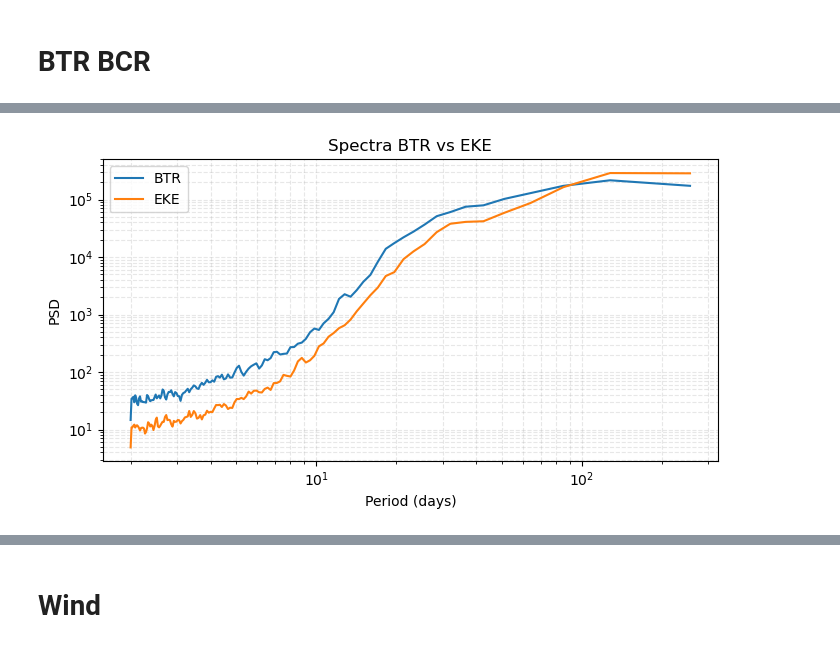
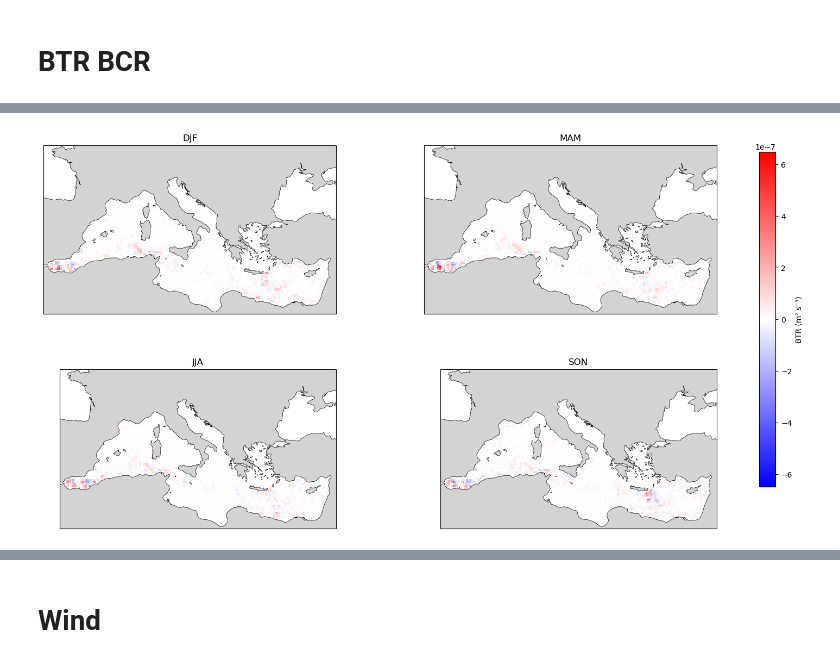
Before and after one commit to phargous/E_transfers, a Jupyter notebook: code/notebooks/1Training.ipynb, the cells around one changed output, grey strips where cells are left out. Saved outputs shown, nothing was run; the diff lists cells and outputs as text; code cells hidden in the pictures.

```diff
--- a/code/notebooks/1Training.ipynb
+++ b/code/notebooks/1Training.ipynb
@@ -256,17 +295,55 @@ plt.show()
-# %%
-fig, ax = plt.subplots(figsize=(7,4))
-
-ax.loglog(period, psd*1000000000000000000, label="BTR")
-ax.loglog(period, psd_eke, label="EKE")
-
-ax.set_xlabel("Period (days)")
-ax.set_ylabel("PSD")
-ax.set_title("Spectra BTR vs EKE")
-
-ax.legend()
-ax.grid(True, which="both", linestyle="--", alpha=0.3)
-
-plt.tight_layout()
-plt.show()
-# %% [output]
-[figure, removed]
+# %%
+ccrs_land = feature.NaturalEarthFeature('physical', 'land', '50m',
+                                        edgecolor='black',
+                                        facecolor='lightgray',
+                                        linewidth=0.5)
+levels = 99
+lon_min = -10
+lon_max = 37
+lat_min = 30
+lat_max = 47
+# moyenne saisonnière
+btr_season = btr_med.groupby("time.season").mean("time")
+# ordre des saisons
+seasons = ["DJF", "MAM", "JJA", "SON"]
+# échelle commune
+vmax = np.nanmax(np.abs(btr_season.values))
+vmin = -vmax
+# vmin= -1e-7
+# vmax = 1e-7
+
+fig = plt.figure(figsize=(20, 10))
+gs = gridspec.GridSpec(2, 2, figure=fig, hspace=0.1, wspace=0.3, height_ratios=[3, 2])
+
+# Créer les axes
+ax1 = fig.add_subplot(gs[0, 0], projection=ccrs.Mercator())
+ax2 = fig.add_subplot(gs[0, 1], projection=ccrs.Mercator())
+ax3 = fig.add_subplot(gs[1, 0], projection=ccrs.Mercator())
+ax4 = fig.add_subplot(gs[1, 1], projection=ccrs.Mercator())
+
+for ax, season in zip([ax1, ax2, ax3, ax4], seasons):
+
+    data_plot = btr_season.sel(season=season)
+
+    im = ax.pcolor(
+        data_plot.lon,
+        data_plot.lat,
+        data_plot,
+        transform=ccrs.PlateCarree(),
+        cmap="bwr",
+        vmin=vmin,
+        vmax=vmax
+    )
+
+    ax.coastlines(linewidth=0.5)
+    ax.add_feature(feature.LAND, facecolor="lightgray")
+    ax.set_extent([-6, 37, 30, 47])
+
+    ax.set_title(season)
+
+# colorbar
+fig.colorbar(im, ax=[ax1, ax2, ax3, ax4], shrink=0.8, label="BTR (m² s⁻³)")
+
+plt.show()
+# %% [output]
+[figure, added]
```
Also changed, not shown: parts of 25 cells of this notebook, 5 other files.
